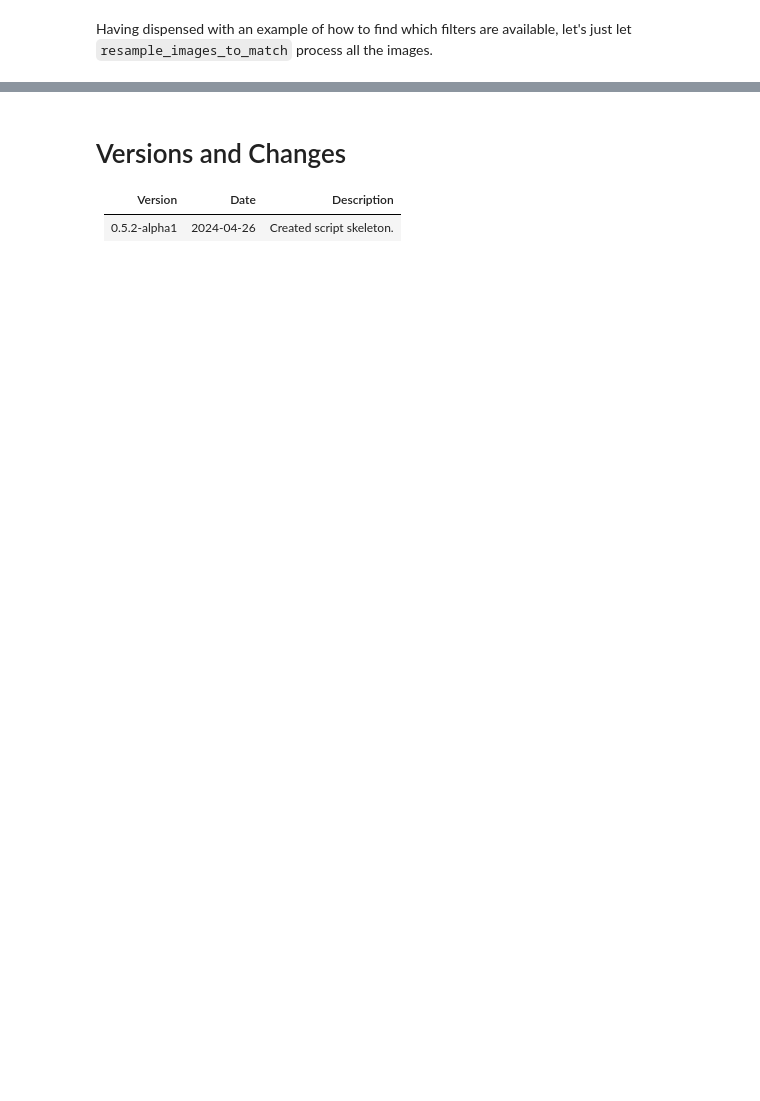
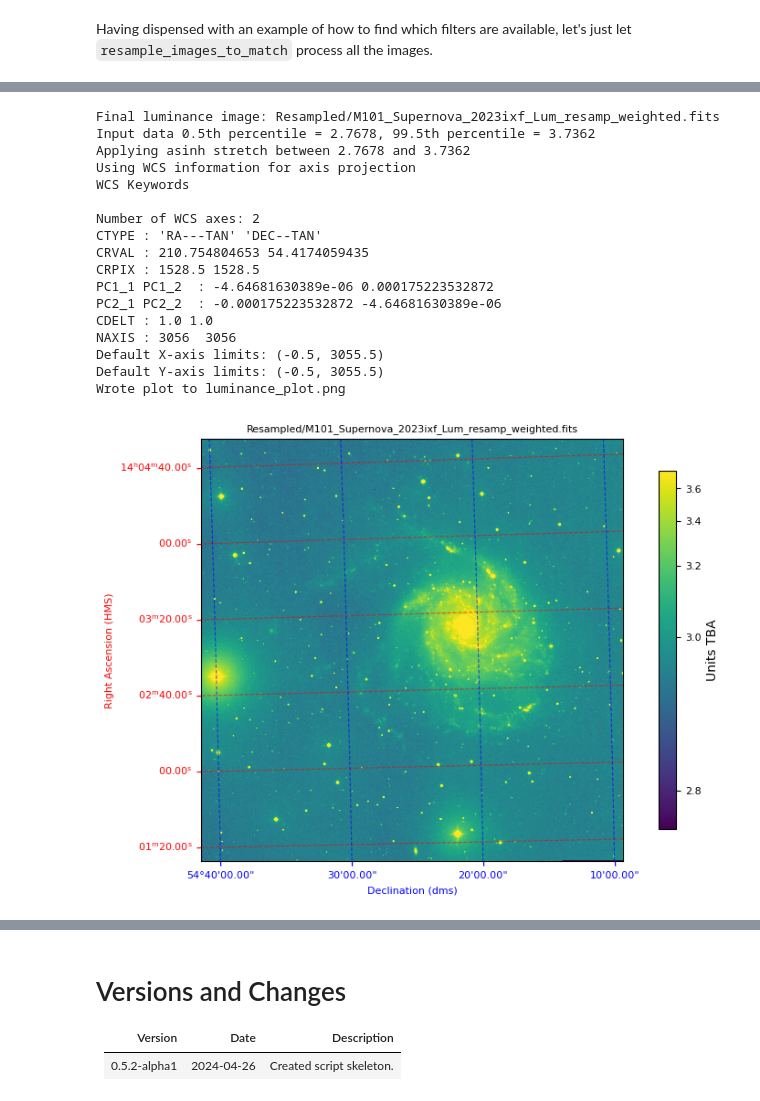
Before and after one commit to DaveStrickland/AstroPhotography, a Jupyter notebook: AstroPhotography/notebooks/itelescope_premium_the_easier_way.ipynb, the cells around one changed output, grey strips where cells are left out. Drawn from its saved outputs; the diff is of its cells as text; code cells hidden in the pictures; blank space fills up the shorter version.

```diff
--- a/AstroPhotography/notebooks/itelescope_premium_the_easier_way.ipynb
+++ b/AstroPhotography/notebooks/itelescope_premium_the_easier_way.ipynb
@@ -659,5 +659,5 @@ target_wcs_file = './NavigatedImages/navigated-M101_Supernova_2023ixf-180s-Lum-1
 resam_prefix    = 'M101_Supernova_2023ixf_'
 resam_suffix    = '_resamp_weighted.fits'
 resam_dir       = 'Resampled'
-resampled_list, info_table = processor.resample_images_to_match(target_wcs_file, resam_prefix, resam_suffix, resampled_dir=resam_dir, filter_list=None)
+resampled_img_dict, info_table = processor.resample_images_to_match(target_wcs_file, resam_prefix, resam_suffix, resampled_dir=resam_dir, filter_list=None)
 # %% [output]
@@ -696,0 +702,24 @@ filter num_navfiles tot_exptime_m min_exptime_m max_exptime_m
+# %%
+lumf   = resampled_img_dict['Lum']
+print(f'Final luminance image: {lumf}')
+output_plot = 'luminance_plot.png'
+ap.util.load_image_and_plot(lumf, 0, output_plot, True, angle_tick_spacing_am=10, swap_radec_axis=True)
+# %% [output]
+Final luminance image: Resampled/M101_Supernova_2023ixf_Lum_resamp_weighted.fits
+Input data 0.5th percentile = 2.7678, 99.5th percentile = 3.7362
+Applying asinh stretch between 2.7678 and 3.7362
+Using WCS information for axis projection
+WCS Keywords
+
+Number of WCS axes: 2
+CTYPE : 'RA---TAN' 'DEC--TAN'
+CRVAL : 210.754804653 54.4174059435
+CRPIX : 1528.5 1528.5
+PC1_1 PC1_2  : -4.64681630389e-06 0.000175223532872
+PC2_1 PC2_2  : -0.000175223532872 -4.64681630389e-06
+CDELT : 1.0 1.0
+NAXIS : 3056  3056
+Default X-axis limits: (-0.5, 3055.5)
+Default Y-axis limits: (-0.5, 3055.5)
+Wrote plot to luminance_plot.png
+[figure, added]
```
Also changed, not shown: parts of 22 cells of this notebook, 1 other file.
